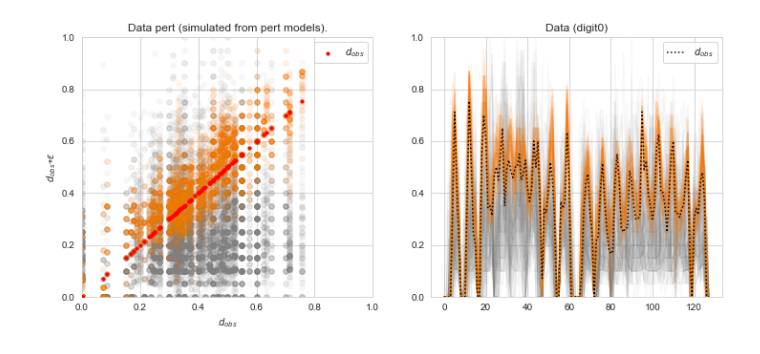
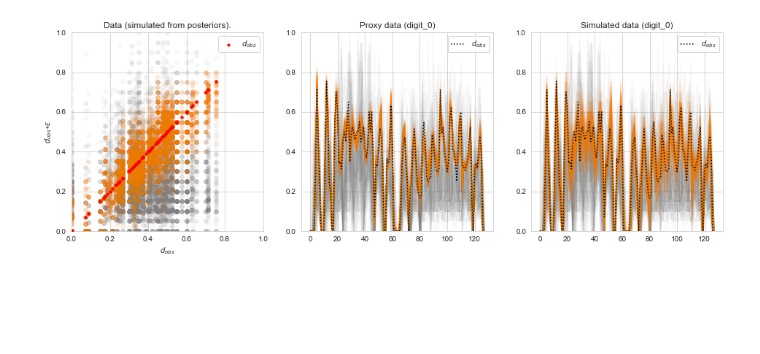
Before and after one commit to rsyamil/latent-space-data-assimilation-lsda, a Jupyter notebook: lsda-demo.ipynb, the cells around one changed output. Saved outputs shown, nothing was run; the diff lists cells and outputs as text; code cells hidden in the pictures; blank space fills up the shorter version.

Commit message:
lsda

```diff
--- a/lsda-demo.ipynb
+++ b/lsda-demo.ipynb
@@ -129,0 +50,4 @@ f.savefig('readme/test_zds_scatter_demo.png')
+# %%
+#get variables for LSDA
+zm_test = LSDA.m2zm.predict(x_test)
+zd_test = LSDA.d2zd.predict(y_reg_test)
@@ -195,11 +246,0 @@ f.savefig('readme/test_zms_demo.png')
-# %%
-#view perturbed images (rescaled)
-
-f = plt.figure(figsize=(12, 9))
-for i in range(12):
-    plt.subplot(4, 6, i+1)
-    plt.imshow(M_test_hat_reg_pert[i, :, :, 0], cmap='viridis')
-    plt.title('Pert ('+str(i+1)+')')
-    plt.grid(False), plt.xticks([]), plt.yticks([])
-plt.tight_layout()
-f.savefig('readme/test_m_pert_demo.png')
@@ -208,30 +247,41 @@ f.savefig('readme/test_m_pert_demo.png')
 # %%
-#view perturbed data
-
-f = plt.figure(figsize=(12, 5))
-ax = f.add_subplot(1, 2, 1)
-plt.scatter(y_reg_test[case,:].flatten(), y_reg_test[case,:].flatten(), s=10, color='red', alpha=1, label="$d_{obs}$", zorder=20)
+#view posteriors simulated data
+f = plt.figure(figsize=(16, 5))
+ax = f.add_subplot(1, 3, 1)
+plt.scatter(y_reg_test[ref_case,:].flatten(), y_reg_test[ref_case,:].flatten(), s=10, color='red', alpha=1, label="$d_{obs}$", zorder=20)
 for i in range(100):
-    plt.scatter(y_reg_test[case,:].flatten(), y_reg_test[i,:].flatten(), s=30, color='gray', alpha=0.05)
-for i in range(num_samples):
-    plt.scatter(y_reg_test[case,:].flatten(), D_test_hat_reg_pert[i,:].flatten(), s=30, color=cs[y_test[case]], alpha=0.05)
+    plt.scatter(y_reg_test[ref_case,:].flatten(), y_reg_test[i,:].flatten(), s=30, color='gray', alpha=0.05)
+for i in range(100):
+    plt.scatter(y_reg_test[ref_case,:].flatten(), D_posteriors[i,:].flatten(), s=30, color=cs[y_test[ref_case]], alpha=0.05)
 plt.xlim([0, 1])
 plt.ylim([0, 1])
 plt.xlabel("$d_{obs}$")
 plt.ylabel("$d_{obs}$"+"+$\epsilon$")
 plt.legend()
-plt.title('Data pert (simulated from pert models).')
+plt.title('Data (simulated from posteriors).')
 
-ax = f.add_subplot(1, 2, 2)
+ax = f.add_subplot(1, 3, 2)
 timesteps = np.linspace(0, 127, 128)
-plt.plot(timesteps, y_reg_test[case,:], ls=':', c='k', alpha=1, label="$d_{obs}$", zorder=20)
+plt.plot(timesteps, y_reg_test[ref_case,:], ls=':', c='k', alpha=1, label="$d_{obs}$", zorder=20)
 for i in range(100):
     plt.plot(timesteps, y_reg_test[i,:], color='gray', alpha=0.05)
-for i in range(num_samples):
-    plt.plot(timesteps, D_test_hat_reg_pert[i,:], color=cs[y_test[case]], alpha=0.05)
+for i in range(100):
+    plt.plot(timesteps, D_posteriors_proxy[i,:], color=cs[y_test[ref_case]], alpha=0.05)
 plt.ylim([0, 1])
-plt.title('Data (digit'+str(y_test[case])+')')
+plt.title('Proxy data (digit_'+str(y_test[ref_case])+')')
 plt.legend()
-f.savefig('readme/test_d_pert_demo.png')
+
+ax = f.add_subplot(1, 3, 3)
+timesteps = np.linspace(0, 127, 128)
+plt.plot(timesteps, y_reg_test[ref_case,:], ls=':', c='k', alpha=1, label="$d_{obs}$", zorder=20)
+for i in range(100):
+    plt.plot(timesteps, y_reg_test[i,:], color='gray', alpha=0.05)
+for i in range(100):
+    plt.plot(timesteps, D_posteriors[i,:], color=cs[y_test[ref_case]], alpha=0.05)
+plt.ylim([0, 1])
+plt.title('Simulated data (digit_'+str(y_test[ref_case])+')')
+plt.legend()
+
+f.savefig('readme/test_d_post_demo.png')
 # %% [output]
-[figure, old version]
+[figure, new version]
```
Also changed, not shown: parts of 15 cells of this notebook, 11 other files.
